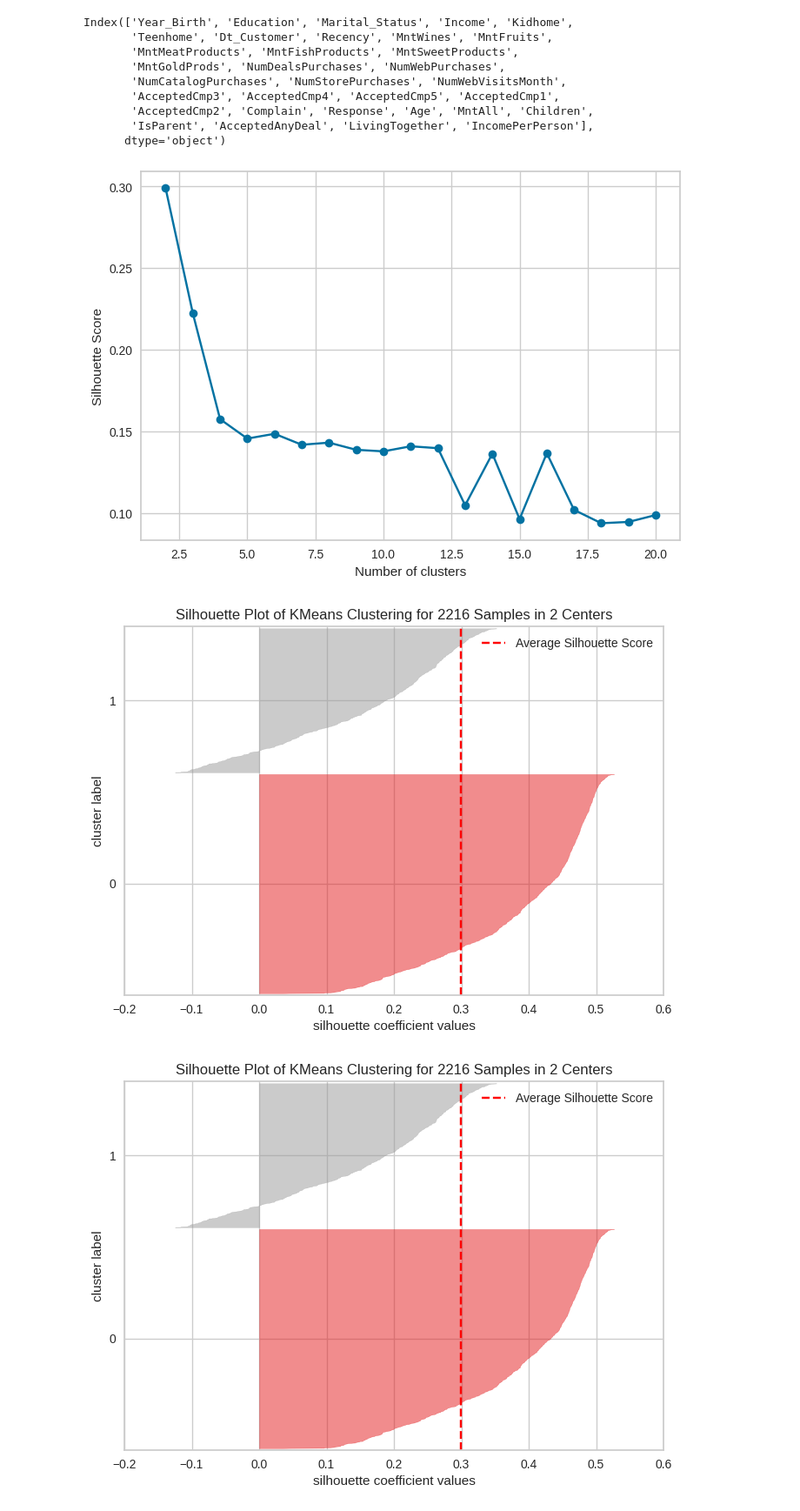
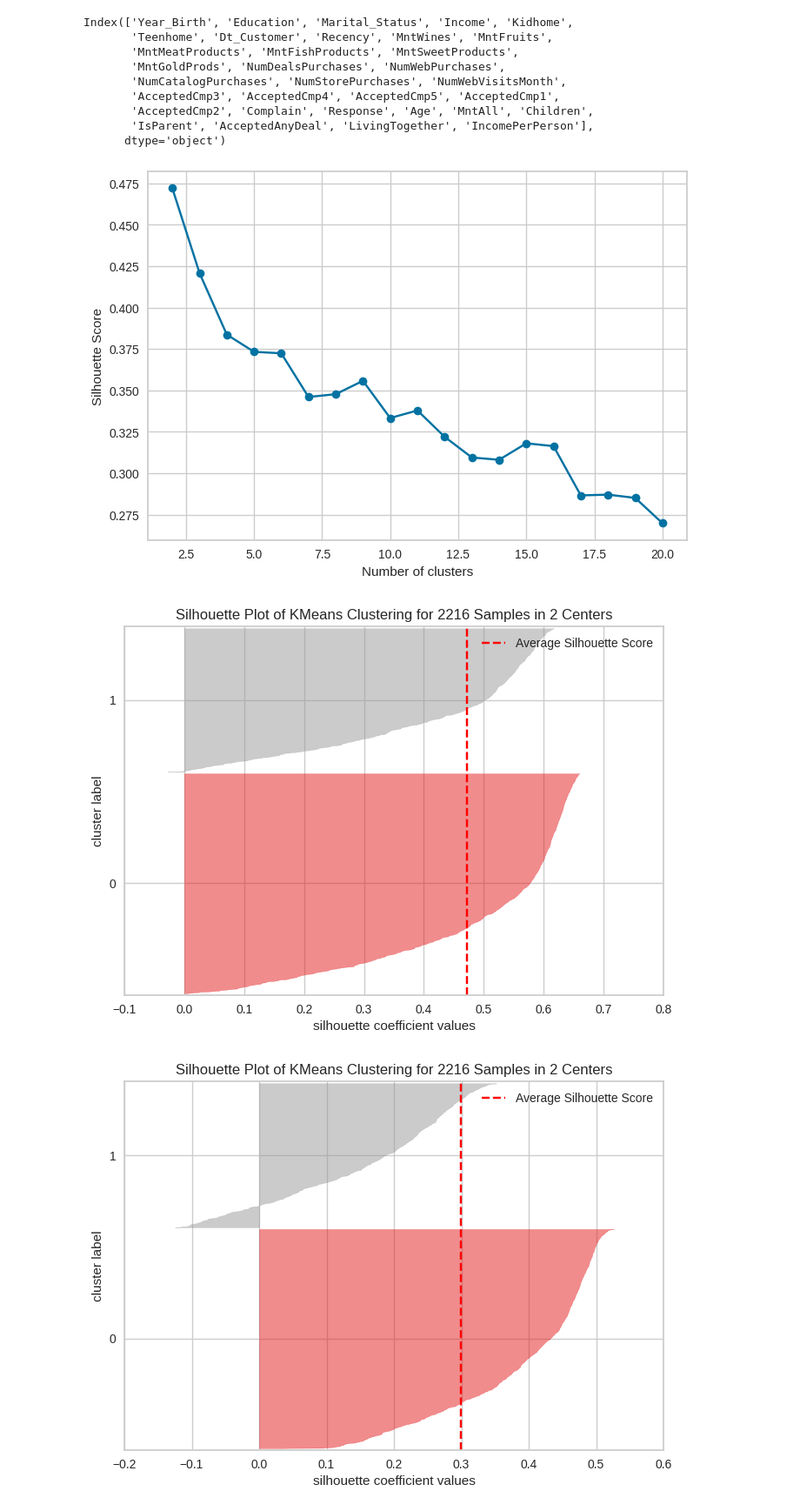
Before and after one commit to Tomson909/Customer-Personality-Analysis, a Jupyter notebook: main.ipynb, the cells around one changed output. Shown at 87% size. Saved outputs shown, nothing was run; the diff lists cells and outputs as text; code cells hidden in the pictures.

```diff
--- a/main.ipynb
+++ b/main.ipynb
@@ -399,19 +399,27 @@ cat_cols = ['Education', 'Marital_Status', 'AcceptedAnyDeal']
 bin_col = [ 'AcceptedCmp3', 'AcceptedCmp4', 'AcceptedCmp5', 'AcceptedCmp1', 'AcceptedCmp2', 'Complain', 'Response', 'IsParent', 'LivingTogether']
 
 class KMEANS_Wrapper:
-    def __init__(self,data, num_cols, cat_cols, bin_cols, min_clusters=1, max_clusters=20):
+    def __init__(self,data, num_cols, cat_cols, bin_cols, min_clusters=1, max_clusters=20, n_components=3, pca = False):
         self.data = data
         self.min_clusters = min_clusters
         self.max_clusters = max_clusters
         self.num_cols = num_cols
         self.cat_cols = cat_cols
         self.bin_cols = bin_cols
+        self.n_components = n_components
+        self.pca = pca
 
         # used attributes:
         self.used_attributes = self.num_cols + self.cat_cols + self.bin_cols
 
+    def pca_features(self, X, n_components = 3):
+        self.pca = PCA(n_components=n_components)
+        return self.pca.fit_transform(X)
+
     def prep_fit_evaluate(self):
         self.X = self.preprocessor()
+        if self.pca:
+            self.X = self.pca_features(self.X, self.n_components)
         self.find_optimal_clusters(self.X)
         self.plot_optimal_cluster_knee()
 
@@ -433,36 +441,37 @@ class KMEANS_Wrapper:
         for i in range(self.min_clusters, self.max_clusters+1):
             model = KMeans(n_clusters=i, random_state=42, n_init=10, max_iter=1000)
             silhouette = silhouette_score(data, model.fit_predict(data))
             self.silhouette_scores.append(silhouette)
 
     def plot_optimal_cluster_knee(self):
         plt.plot(range(self.min_clusters, self.max_clusters+1),self.silhouette_scores, marker='o')
         plt.xlabel('Number of clusters')
         plt.ylabel('Silhouette Score')
         plt.show()
 
     def silhouette_plot(self, n_cluster = 1):
         model = KMeans(n_clusters=n_cluster, random_state=42)
         visualizer = SilhouetteVisualizer(model)
         visualizer.fit(self.X)
         visualizer.show()
 
     def fit(self, data):
         X = self.preprocessor(data)
         X = self.select_features(X)
         self.model.fit(X)
 
     def dim_reduction(self, data):
         # before using
         X = self.preprocessor(data)
         X = self.select_features(X)
         return self.pca.transform(X)
-model = KMEANS_Wrapper(data = data, num_cols=num_cols, cat_cols=cat_cols, bin_cols=bin_col, min_clusters=2, max_clusters=20)
+
+model = KMEANS_Wrapper(data = data, num_cols=num_cols, cat_cols=cat_cols, bin_cols=bin_col, min_clusters=2, max_clusters=20, n_components=3, pca=True)
 model.prep_fit_evaluate()
 model.silhouette_plot(n_cluster=2)
 # %% [output]
-[figure, old version]
+[figure, new version]
-[figure, old version]
+[figure, new version]
 # %%
 for i in range(2, 6):
     model.silhouette_plot(n_cluster=i)
```
Also changed, not shown: parts of 8 cells of this notebook.
